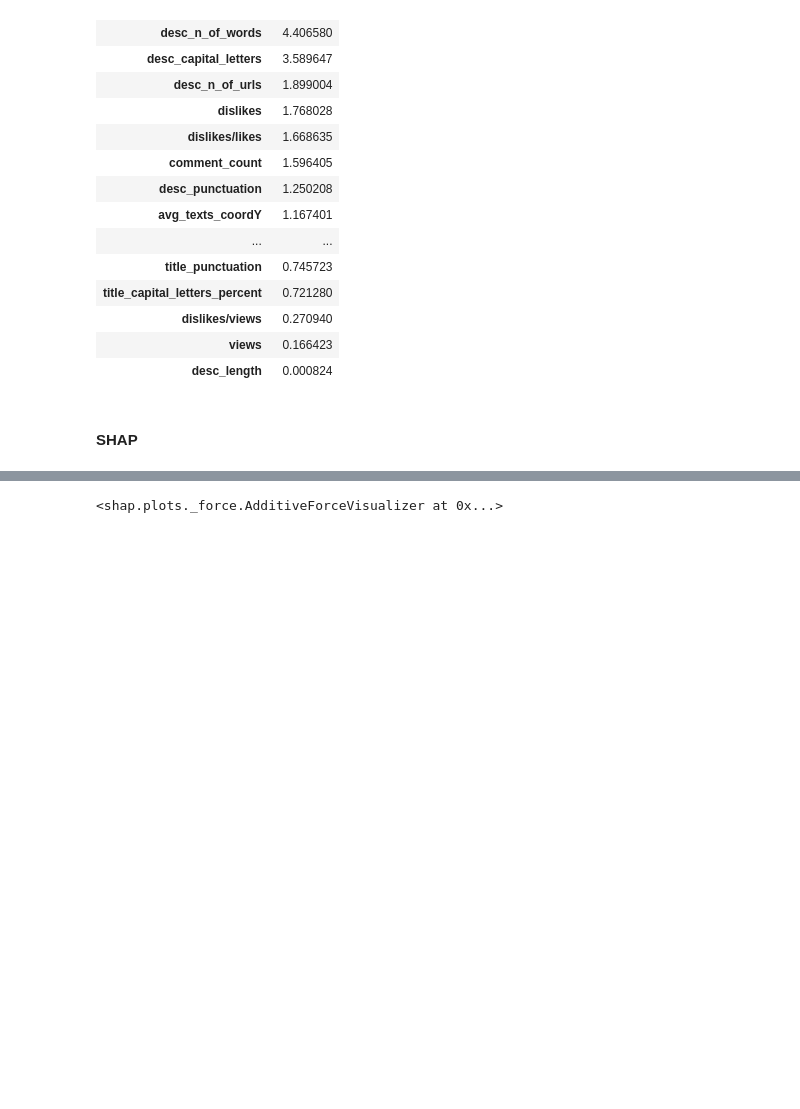
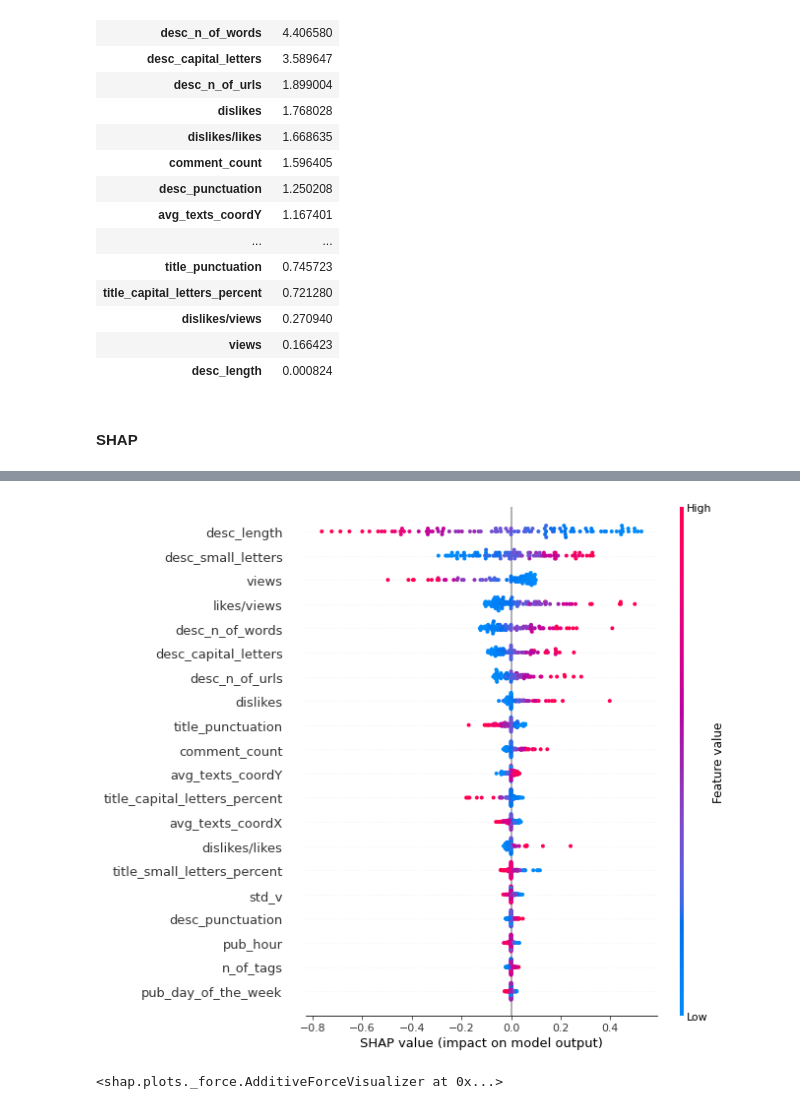
Before and after one commit to AdamKlejda/PED_YT, a Jupyter notebook: notebooks/Etap6/Untitled.ipynb, the cells around one changed output, grey strips where cells are left out. Cells and saved outputs as stored; diff of their text form; code cells hidden in the pictures; blank space fills up the shorter version.

```diff
--- a/notebooks/Etap6/Untitled.ipynb
+++ b/notebooks/Etap6/Untitled.ipynb
@@ -334,7 +375,9 @@ shap_values = explainer.shap_values(sample_set)
 # %%
 ### Here, all the values on the left represent the observations that shift the predicted value in the negative direction
 ### while the points on the right contribute to shifting the prediction in a positive direction.
-shap.summary_plot(shap_values[1], sample_set, X_test.columns)
+shap.summary_plot(shap_values_LR[class_id], sample_set, X_test.columns)
+# %% [output]
+[figure, added]
 # %%
 class_id = 1
 sample_id = 10
```
Also changed, not shown: parts of 31 cells of this notebook, 57 other files.
